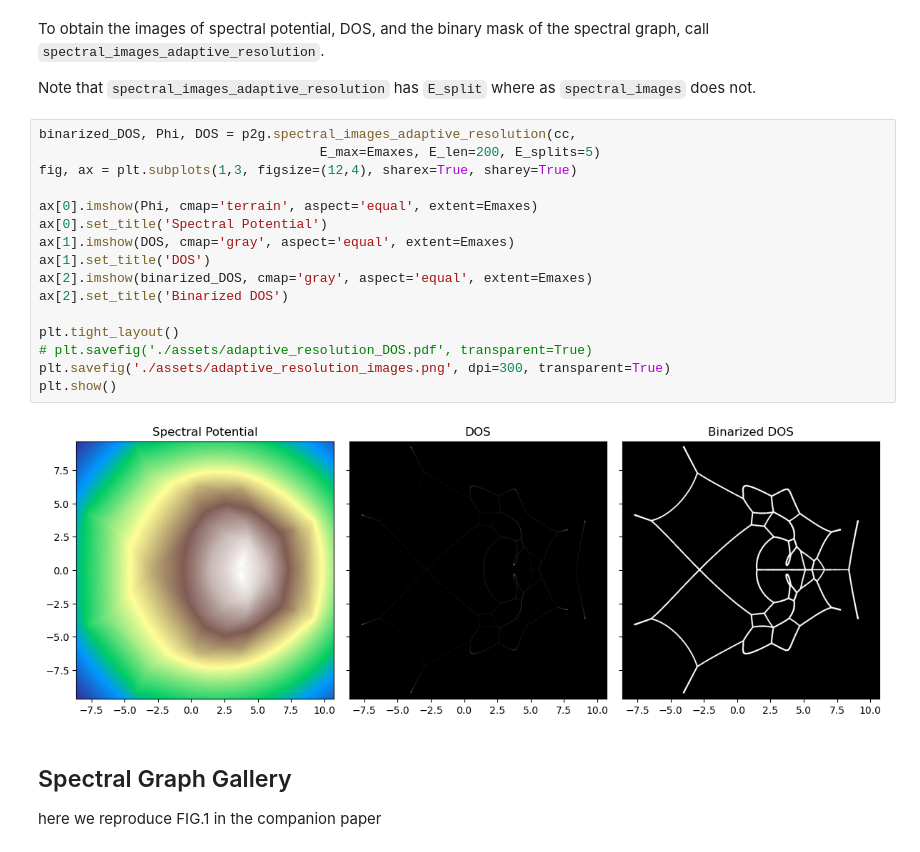
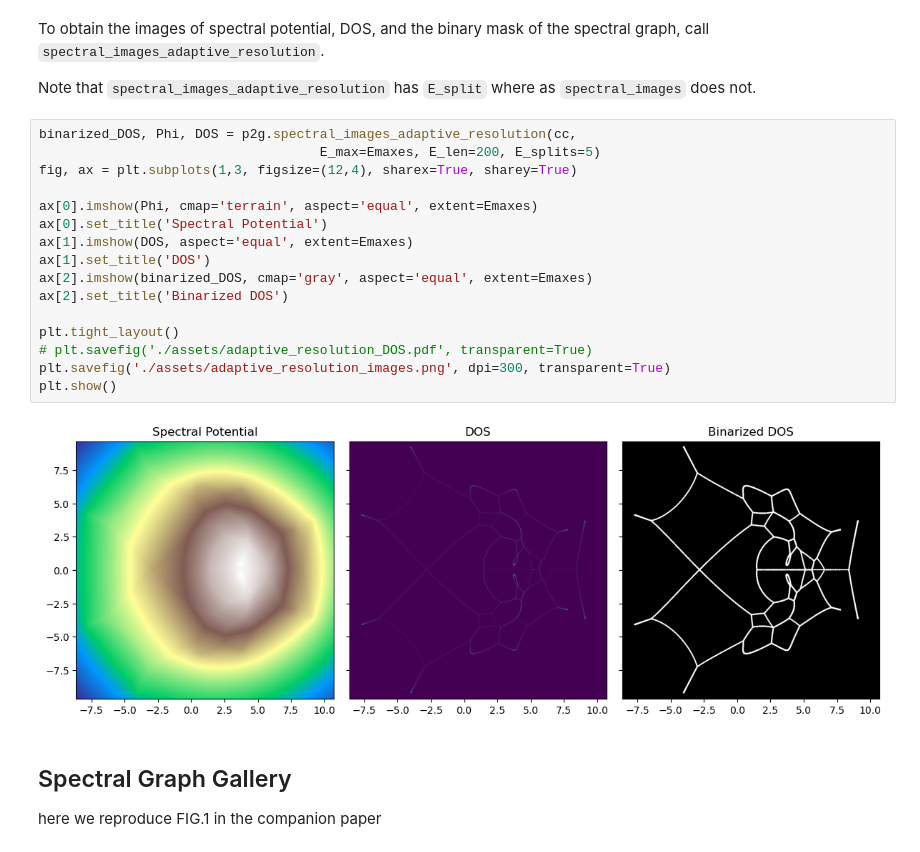
Before and after one commit to sarinstein-yan/poly2graph, a Jupyter notebook: poly2graph_demo.ipynb, the cells around one changed output. Cells and saved outputs as stored; diff of their text form.

```diff
--- a/poly2graph_demo.ipynb
+++ b/poly2graph_demo.ipynb
@@ -230,21 +230,21 @@ Note that `spectral_images_adaptive_resolution` has `E_split` where as `spectral
 # %%
 binarized_DOS, Phi, DOS = p2g.spectral_images_adaptive_resolution(cc,
                                     E_max=Emaxes, E_len=200, E_splits=5)
 fig, ax = plt.subplots(1,3, figsize=(12,4), sharex=True, sharey=True)
 
 ax[0].imshow(Phi, cmap='terrain', aspect='equal', extent=Emaxes)
 ax[0].set_title('Spectral Potential')
-ax[1].imshow(DOS, cmap='gray', aspect='equal', extent=Emaxes)
+ax[1].imshow(DOS, aspect='equal', extent=Emaxes)
 ax[1].set_title('DOS')
 ax[2].imshow(binarized_DOS, cmap='gray', aspect='equal', extent=Emaxes)
 ax[2].set_title('Binarized DOS')
 
 plt.tight_layout()
 # plt.savefig('./assets/adaptive_resolution_DOS.pdf', transparent=True)
 plt.savefig('./assets/adaptive_resolution_images.png', dpi=300, transparent=True)
 plt.show()
 # %% [output]
-[figure, old version]
+[figure, new version]
 # %% [markdown]
 ## Spectral Graph Gallery
 
```
